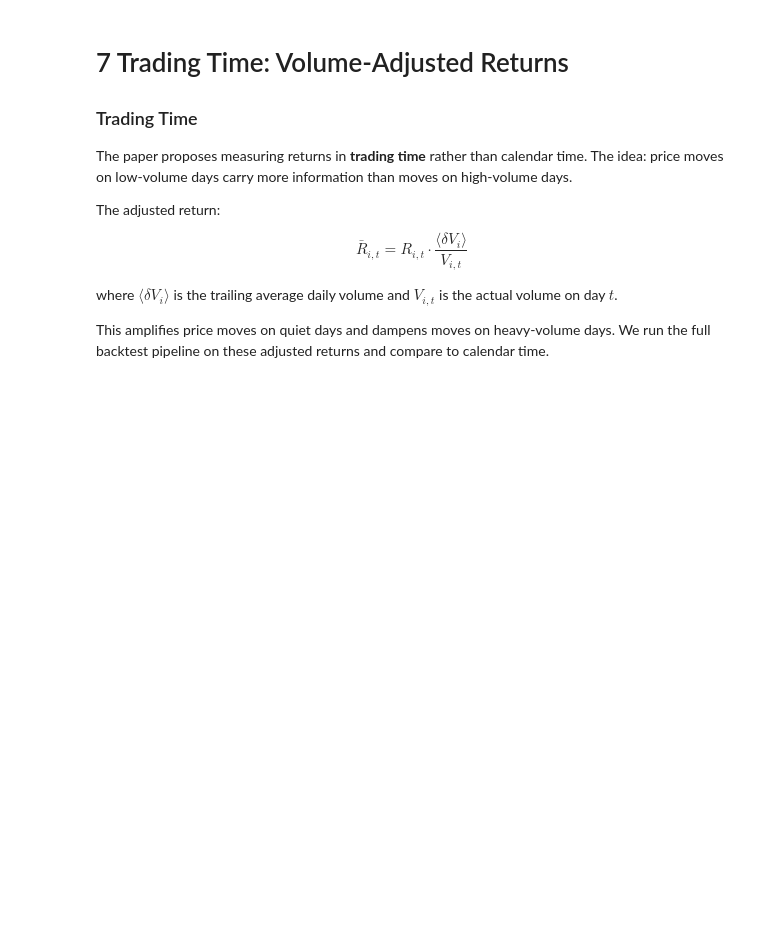
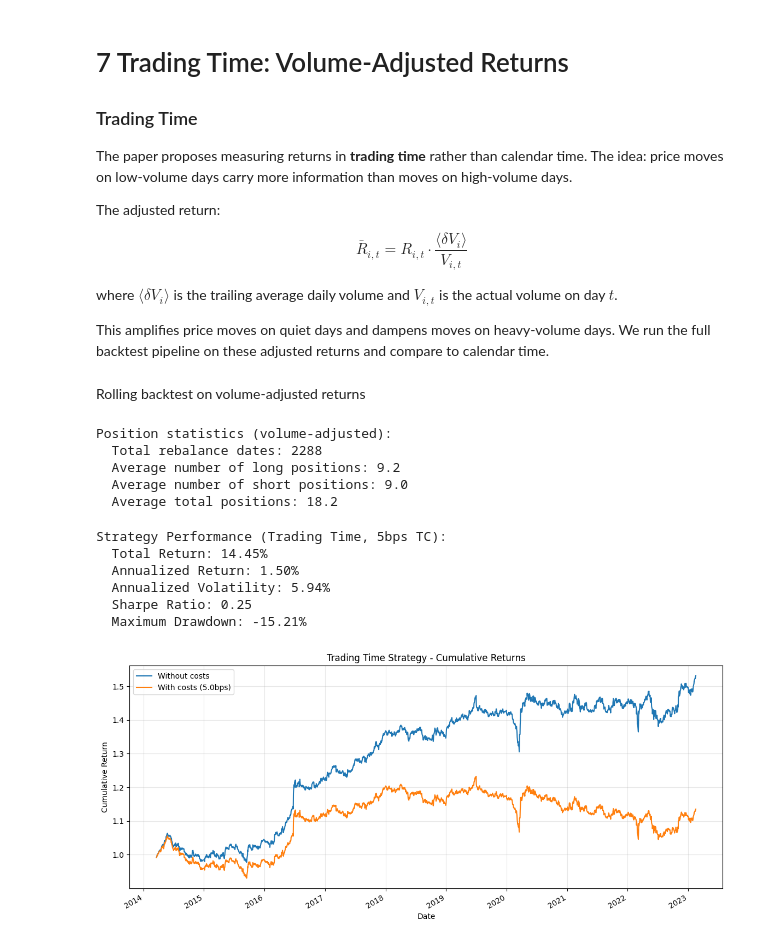
Before and after one commit to GabrielDelhay/FinEng_group6_2, a Jupyter notebook: assignment4_BS/ex4a_notebook.ipynb, the cells around one changed output. Drawn from its saved outputs; the diff is of its cells as text; code cells hidden in the pictures; blank space fills up the shorter version.

```diff
--- a/assignment4_BS/ex4a_notebook.ipynb
+++ b/assignment4_BS/ex4a_notebook.ipynb
@@ -862 +876,3 @@ We run the full backtest pipeline on these adjusted returns and compare to calen
+# %% [markdown]
+Rolling backtest on volume-adjusted returns
 # %%
@@ -863,0 +935,57 @@ We run the full backtest pipeline on these adjusted returns and compare to calen
+# %%
+# Build portfolio weights time series
+vol_positions_df = pd.DataFrame(vol_all_positions).T
+vol_positions_df.index = pd.to_datetime(vol_positions_df.index)
+vol_positions_df = vol_positions_df.fillna(0)
+
+vol_weights = compute_portfolio_weights(vol_positions_df)
+
+print("Position statistics (volume-adjusted):")
+print(f"  Total rebalance dates: {len(vol_positions_df)}")
+print(f"  Average number of long positions: {(vol_positions_df > 0).sum(axis=1).mean():.1f}")
+print(f"  Average number of short positions: {(vol_positions_df < 0).sum(axis=1).mean():.1f}")
+print(f"  Average total positions: {(vol_positions_df != 0).sum(axis=1).mean():.1f}")
+# %% [output]
+Position statistics (volume-adjusted):
+  Total rebalance dates: 2288
+  Average number of long positions: 9.2
+  Average number of short positions: 9.0
+  Average total positions: 18.2
+# %%
+# Backtest — positions from vol-adjusted signals, returns are ORIGINAL (real prices)
+vol_cumulative_returns = backtest(vol_weights, performance)
+vol_cumulative_returns_with_costs = backtest(
+    vol_weights, performance, transaction_costs=transaction_costs
+)
+
+# Compute strategy statistics
+vol_stats = compute_strategy_statistics(vol_cumulative_returns_with_costs.dropna())
+
+print("Strategy Performance (Trading Time, 5bps TC):")
+print(f"  Total Return: {vol_stats['total_return']:.2%}")
+print(f"  Annualized Return: {vol_stats['annualized_return']:.2%}")
+print(f"  Annualized Volatility: {vol_stats['annualized_volatility']:.2%}")
+print(f"  Sharpe Ratio: {vol_stats['sharpe_ratio']:.2f}")
+print(f"  Maximum Drawdown: {vol_stats['max_drawdown']:.2%}")
+# %% [output]
+Strategy Performance (Trading Time, 5bps TC):
+  Total Return: 14.45%
+  Annualized Return: 1.50%
+  Annualized Volatility: 5.94%
+  Sharpe Ratio: 0.25
+  Maximum Drawdown: -15.21%
+# %%
+# Plot cumulative returns — with and without transaction costs
+plt.figure(figsize=(14, 6))
+vol_cumulative_returns.plot(label="Without costs", linewidth=1.5)
+vol_cumulative_returns_with_costs.plot(
+    label=f"With costs ({transaction_costs * 1e4:.1f}bps)", linewidth=1.5
+)
+plt.xlabel("Date")
+plt.ylabel("Cumulative Return")
+plt.title("Trading Time Strategy - Cumulative Returns")
+plt.legend()
+plt.grid(alpha=0.3)
+plt.show()
+# %% [output]
+[figure, added]
```
Also changed, not shown: parts of 7 cells of this notebook, 1 other file.
